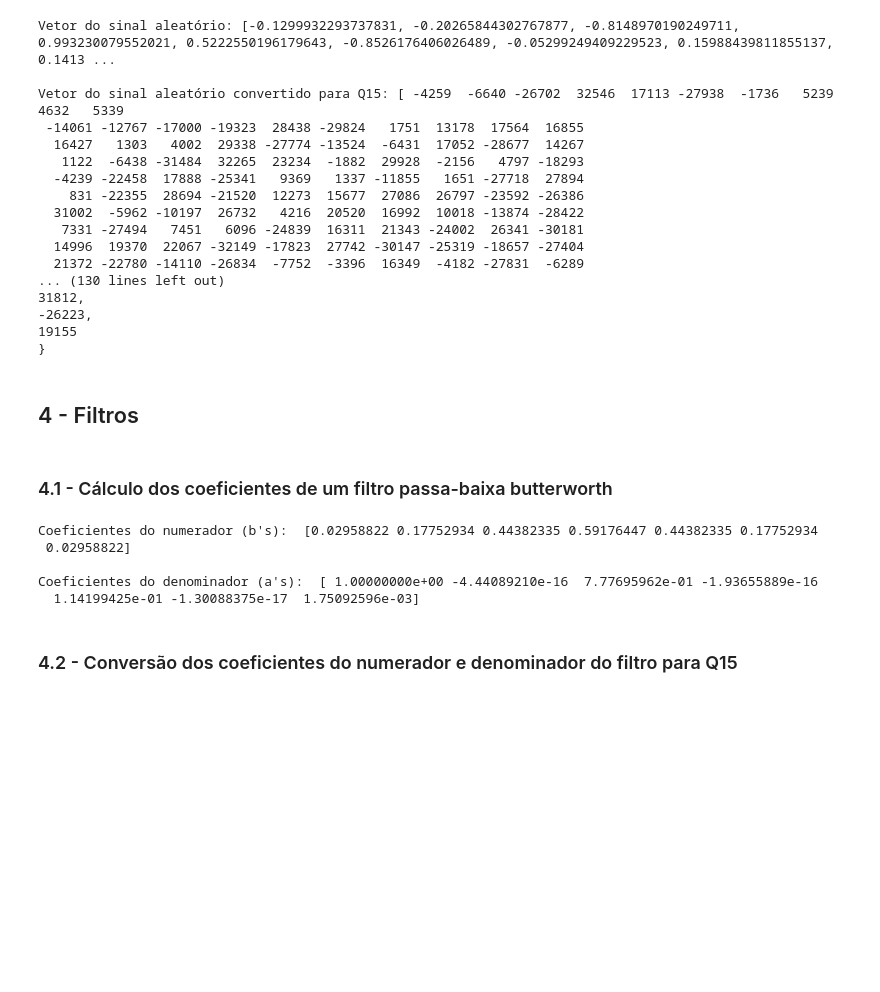
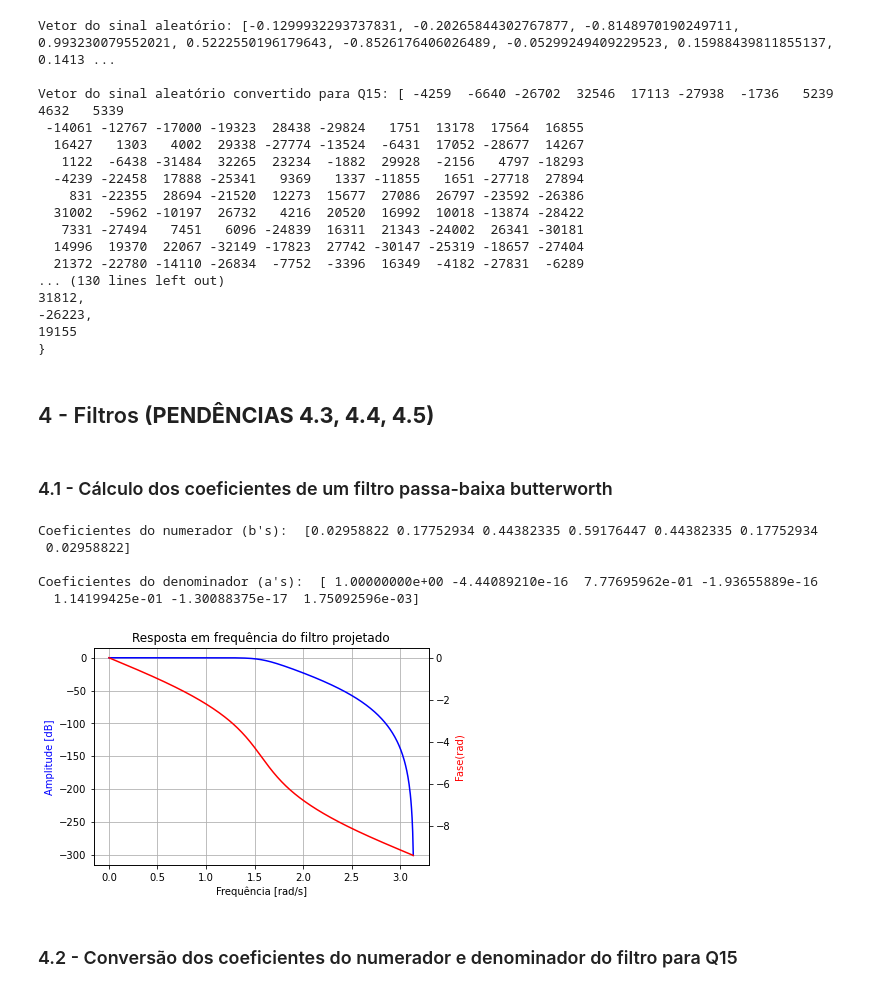
Before and after one commit to LabIII2021-2/Trabalho1, a Jupyter notebook: Python/Filtro_IIR.ipynb, the cells around one changed output. Drawn from its saved outputs; the diff is of its cells as text; code cells hidden in the pictures; blank space fills up the shorter version.

```diff
--- a/Python/Filtro_IIR.ipynb
+++ b/Python/Filtro_IIR.ipynb
@@ -246,30 +246,28 @@ Vetor do sinal aleatório convertido para Q15: [ -4259  -6640 -26702  32546  171
 19155
 }
 # %% [markdown]
-## 4 - Filtros
+## 4 - Filtros **(PENDÊNCIAS 4.3, 4.4, 4.5)**
 # %% [markdown]
 ### 4.1 - Cálculo dos coeficientes de um filtro passa-baixa butterworth
 # %%
 N = 6
 Wn = 0.25
 num, den = signal.butter(N, Wn, btype='low', analog=False, output='ba', fs=1)
-sos = signal.butter(N, Wn, btype='low', analog=False, output='sos', fs=1)
+#sos = signal.butter(N, Wn, btype='low', analog=False, output='sos', fs=1)
 #sos = signal.tf2sos(num, den, 'nearest')
-
-#print(sos)
-
-#plotarFreqz(num, den, "BA")
-#plotarSOS(sos, "SOS")
 
 print("Coeficientes do numerador (b's): ", num)
 print()
 print("Coeficientes do denominador (a's): ", den)
+
+plotarFreqz(num, den, "Resposta em frequência do filtro projetado")
 # %% [output]
 Coeficientes do numerador (b's):  [0.02958822 0.17752934 0.44382335 0.59176447 0.44382335 0.17752934
  0.02958822]
 
 Coeficientes do denominador (a's):  [ 1.00000000e+00 -4.44089210e-16  7.77695962e-01 -1.93655889e-16
   1.14199425e-01 -1.30088375e-17  1.75092596e-03]
+[figure, added]
 # %% [markdown]
 ### 4.2 - Conversão dos coeficientes do numerador e denominador do filtro para Q15
 # %%
```
Also changed, not shown: parts of 12 cells of this notebook.
